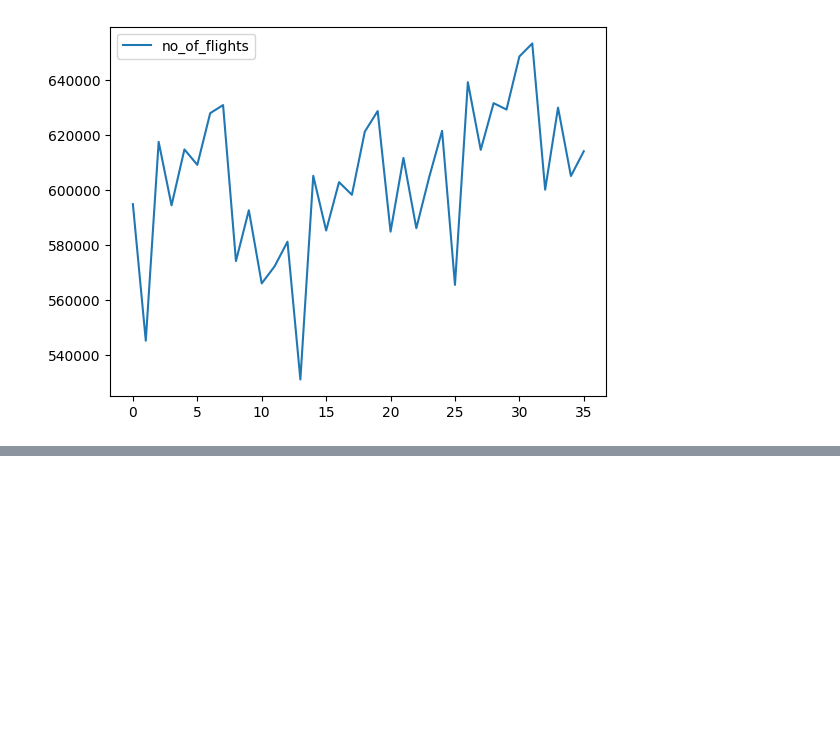
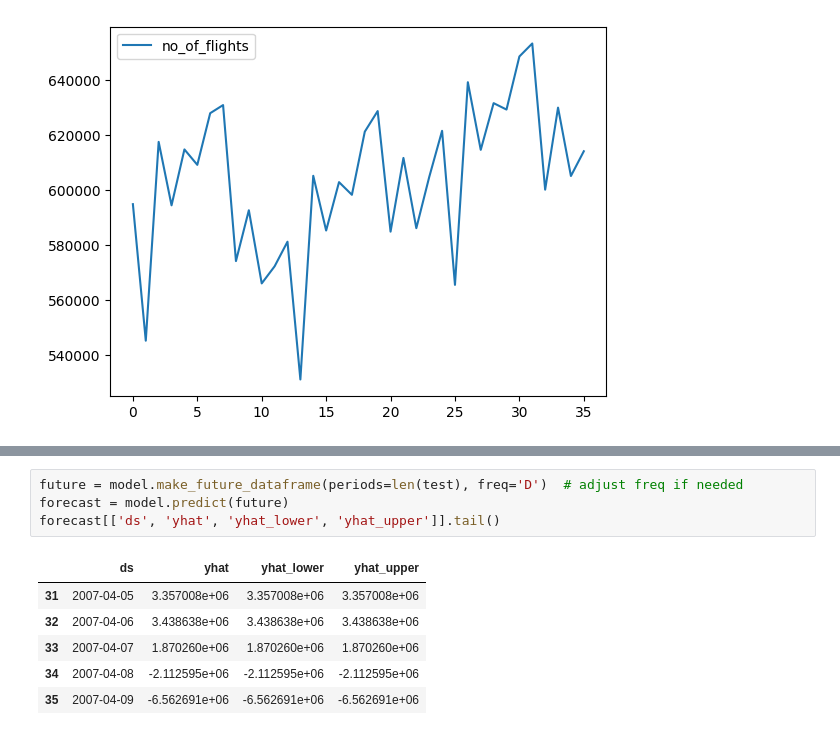
Before and after one commit to ShahidAzadd/Time-Series, a Jupyter notebook: fb_prophet.ipynb, the cells around one changed output, grey strips where cells are left out. Cells and saved outputs as stored; diff of their text form; blank space fills up the shorter version.

```diff
--- a/fb_prophet.ipynb
+++ b/fb_prophet.ipynb
@@ -55,0 +54,11 @@ df
+# %%
+future = model.make_future_dataframe(periods=len(test), freq='D')  # adjust freq if needed
+forecast = model.predict(future)
+forecast[['ds', 'yhat', 'yhat_lower', 'yhat_upper']].tail()
+# %% [output]
+|  | ds | yhat | yhat_lower | yhat_upper |
+| 31 | 2007-04-05 | 3.357008e+06 | 3.357008e+06 | 3.357008e+06 |
+| 32 | 2007-04-06 | 3.438638e+06 | 3.438638e+06 | 3.438638e+06 |
+| 33 | 2007-04-07 | 1.870260e+06 | 1.870260e+06 | 1.870260e+06 |
+| 34 | 2007-04-08 | -2.112595e+06 | -2.112595e+06 | -2.112595e+06 |
+| 35 | 2007-04-09 | -6.562691e+06 | -6.562691e+06 | -6.562691e+06 |
```
Also changed, not shown: parts of 4 cells of this notebook, 2 other files.
